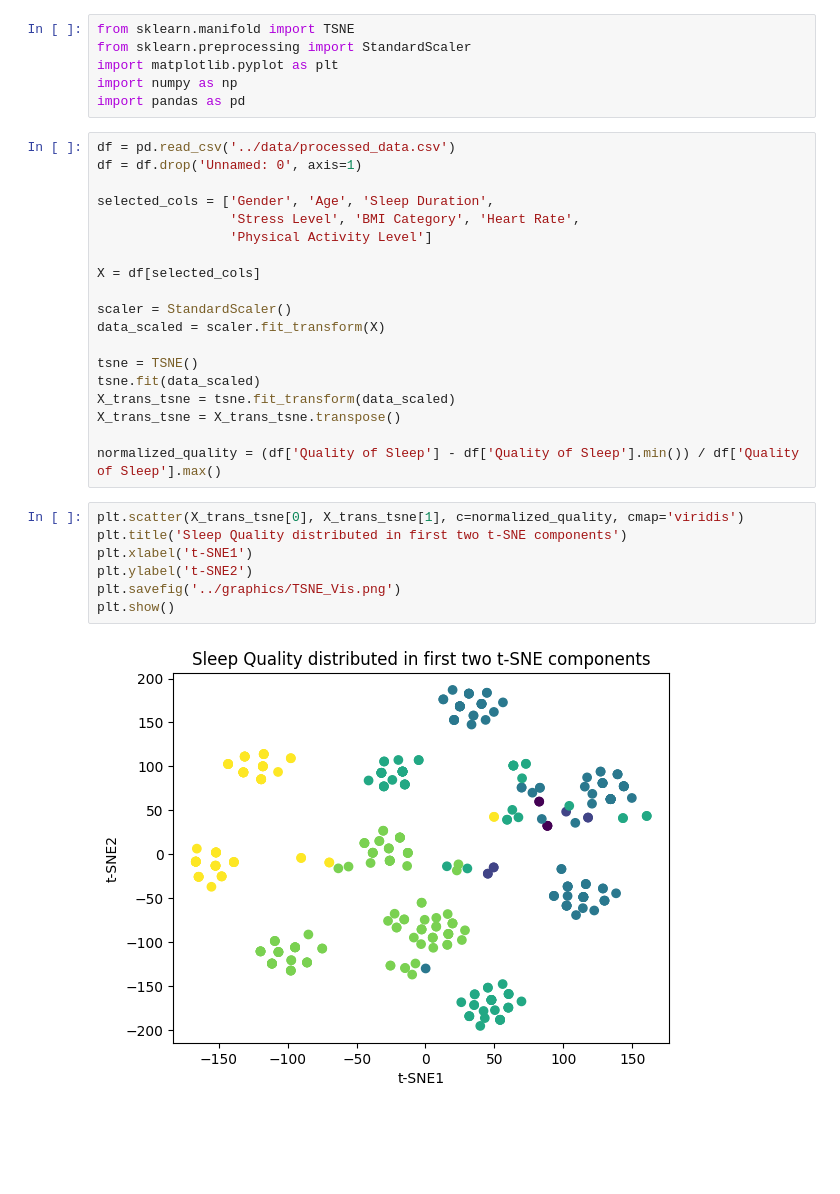
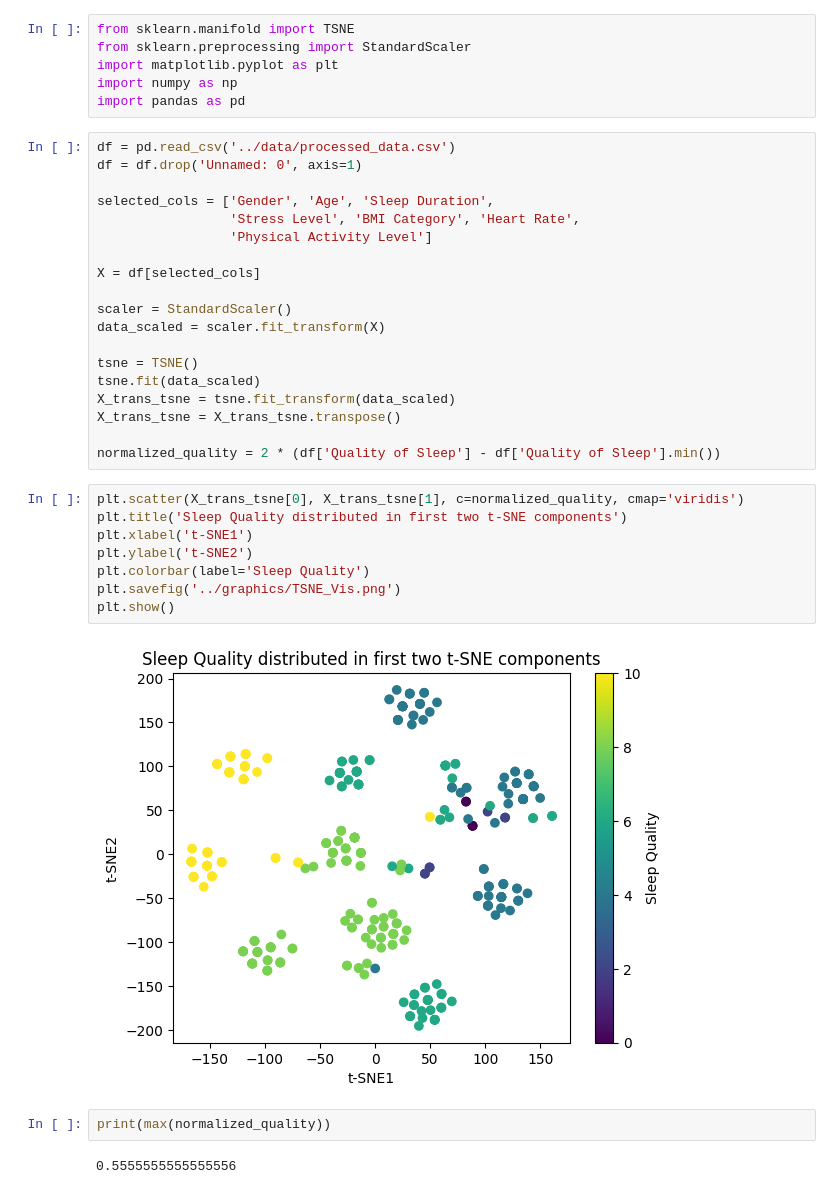
Before and after one commit to Juamops/Reto_F1009, a Jupyter notebook: notebooks/tSNEviz.ipynb, the cells around one changed output. Saved outputs shown, nothing was run; the diff lists cells and outputs as text; blank space fills up the shorter version.

Commit message:
Add ColorBars to graphics

```diff
--- a/notebooks/tSNEviz.ipynb
+++ b/notebooks/tSNEviz.ipynb
@@ -26,13 +26,18 @@ tsne.fit(data_scaled)
 X_trans_tsne = tsne.fit_transform(data_scaled)
 X_trans_tsne = X_trans_tsne.transpose()
 
-normalized_quality = (df['Quality of Sleep'] - df['Quality of Sleep'].min()) / df['Quality of Sleep'].max()
+normalized_quality = 2 * (df['Quality of Sleep'] - df['Quality of Sleep'].min())
 # %%
 plt.scatter(X_trans_tsne[0], X_trans_tsne[1], c=normalized_quality, cmap='viridis')
 plt.title('Sleep Quality distributed in first two t-SNE components')
 plt.xlabel('t-SNE1')
 plt.ylabel('t-SNE2')
+plt.colorbar(label='Sleep Quality')
 plt.savefig('../graphics/TSNE_Vis.png')
 plt.show()
 # %% [output]
-[figure, old version]
+[figure, new version]
+# %%
+print(max(normalized_quality))
+# %% [output]
+0.5555555555555556
```
Also changed, not shown: 3 other files.
